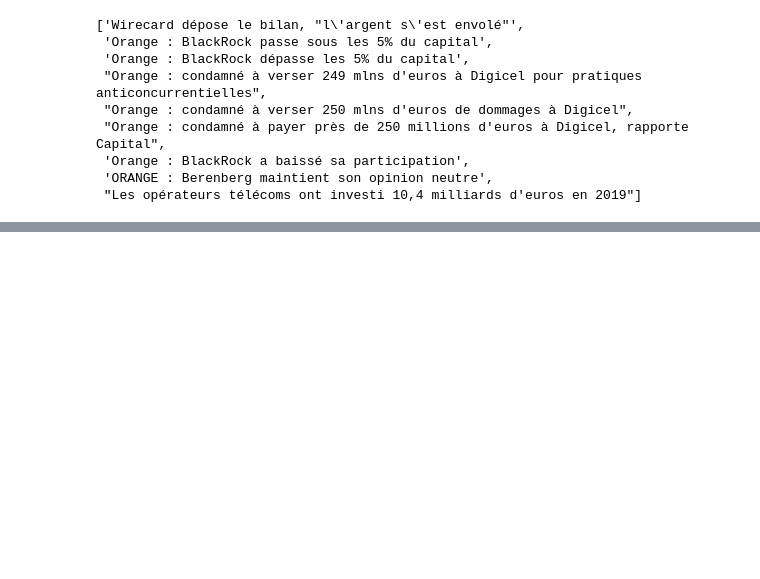
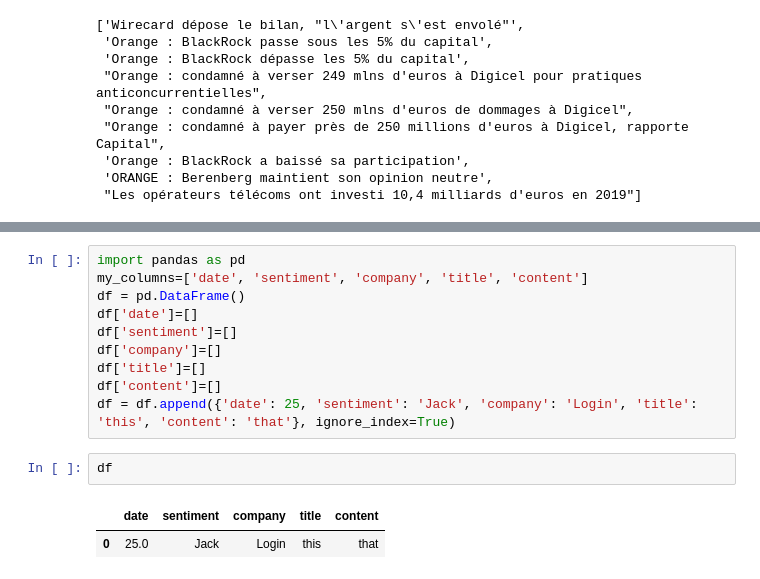
Before and after one commit to DanBluntFlowers/LiftOffDetector, a Jupyter notebook: Scrapper Test.ipynb, the cells around one changed output, grey strips where cells are left out. Cells and saved outputs as stored; diff of their text form; blank space fills up the shorter version.

```diff
--- a/Scrapper Test.ipynb
+++ b/Scrapper Test.ipynb
@@ -277,0 +499,15 @@ headlines
+# %%
+import pandas as pd
+my_columns=['date', 'sentiment', 'company', 'title', 'content']
+df = pd.DataFrame()
+df['date']=[]
+df['sentiment']=[]
+df['company']=[]
+df['title']=[]
+df['content']=[]
+df = df.append({'date': 25, 'sentiment': 'Jack', 'company': 'Login', 'title': 'this', 'content': 'that'}, ignore_index=True)
+# %%
+df
+# %% [output]
+|  | date | sentiment | company | title | content |
+| 0 | 25.0 | Jack | Login | this | that |
```
Also changed, not shown: parts of 13 cells of this notebook, 6 other files.
